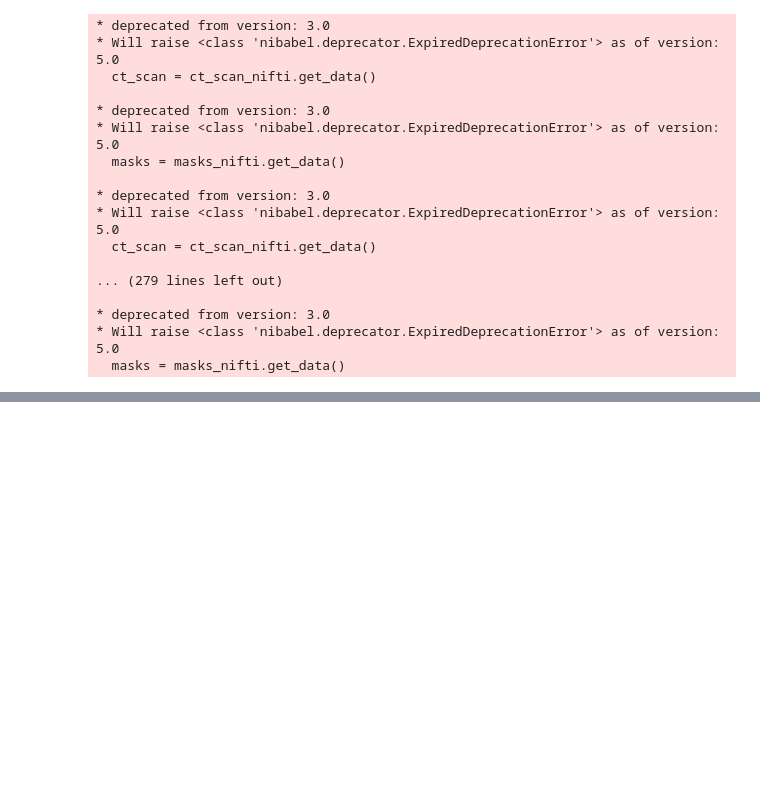
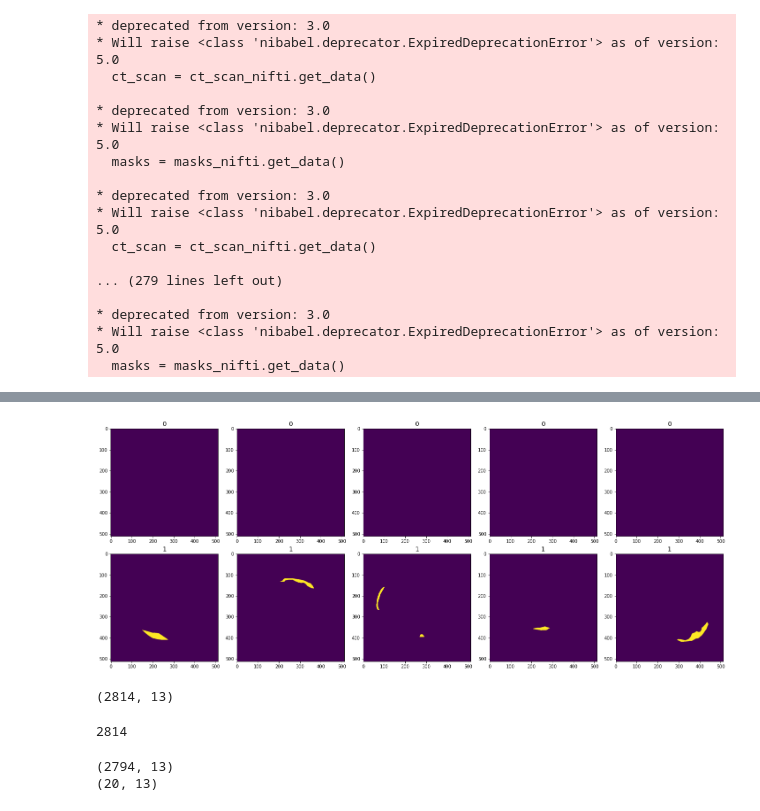
Before and after one commit to solayman-cs/ICH, a Jupyter notebook: PhysioNet.ipynb, the cells around one changed output, grey strips where cells are left out. Drawn from its saved outputs; the diff is of its cells as text; code cells hidden in the pictures; blank space fills up the shorter version.

```diff
--- a/PhysioNet.ipynb
+++ b/PhysioNet.ipynb
@@ -342,0 +571,8 @@ for sNo in range(0+49, numSubj+49):
+# %%
+# Masks
+
+IMAGE_PATH = 'D:\\Solayman\\DataSets\\computed-tomography-images-for-intracranial-hemorrhage-detection-and-segmentation-1.3.1\\data\\label\\'
+
+draw_category_masks('Has_Hemorrhage',5, df_diag, IMAGE_PATH)
+# %% [output]
+[figure, added]
@@ -342,0 +634,59 @@ for sNo in range(0+49, numSubj+49):
+# %%
+print(df_diag.shape)
+# %% [output]
+(2814, 13)
+# %%
+IMAGE_PATH = 'D:\\Solayman\\DataSets\\computed-tomography-images-for-intracranial-hemorrhage-detection-and-segmentation-1.3.1\\data\\image'
+len(os.listdir(IMAGE_PATH))
+# %% [output]
+2814
+# %%
+NUM_TEST_IMAGES = 10
+
+
+# get 10 images without hemorrhages
+
+df = df_diag[df_diag['Has_Hemorrhage'] == 0]
+
+df_no_hem = df.sample(NUM_TEST_IMAGES, random_state=101)
+
+# Reset the index.
+df_no_hem = df_no_hem.reset_index(drop=True)
+
+# create a list of images
+test_images_list = list(df_no_hem['new_mask_fname'])
+
+
+# Select only rows that are not part of the test set.
+# Note the use of ~ to execute 'not in'.
+df_diag = df_diag[~df_diag['new_mask_fname'].isin(test_images_list)]
+
+
+# get 10 images with hemorrhages
+
+df = df_diag[df_diag['Has_Hemorrhage'] == 1]
+
+df_with_hem = df.sample(NUM_TEST_IMAGES, random_state=102)
+
+# Reset the index.
+df_with_hem = df_with_hem.reset_index(drop=True)
+
+# create a list of images
+test_images_list = list(df_with_hem['new_mask_fname'])
+
+
+# Select only rows that are not part of the test set.
+# Note the use of ~ to execute 'not in'.
+df_diag = df_diag[~df_diag['new_mask_fname'].isin(test_images_list)]
+
+
+# create the test set
+df_test = pd.concat([df_with_hem, df_no_hem], axis=0).reset_index(drop=True)
+
+
+
+print(df_diag.shape)
+print(df_test.shape)
+# %% [output]
+(2794, 13)
+(20, 13)
```
Also changed, not shown: parts of 62 cells of this notebook, 1 other file.
